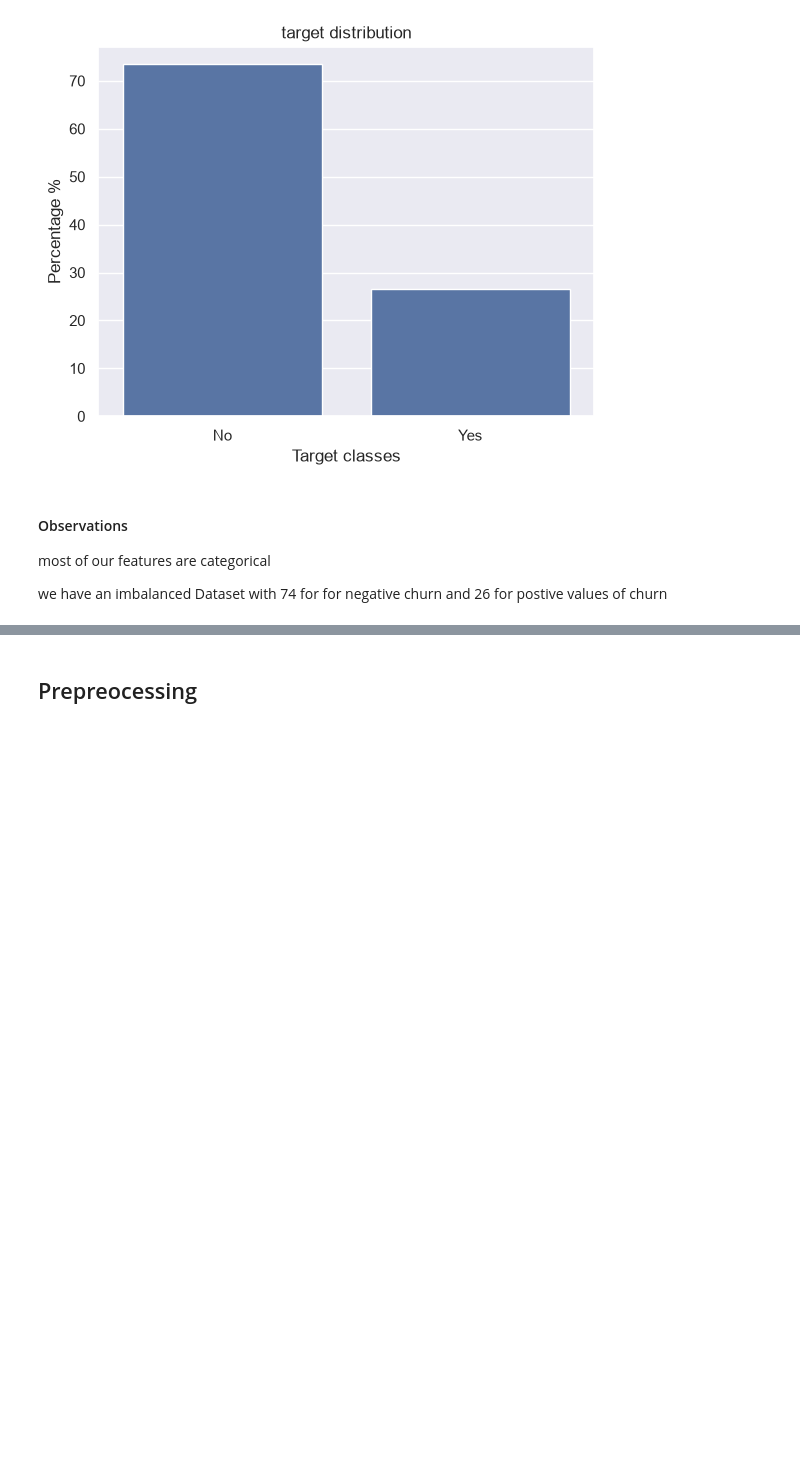
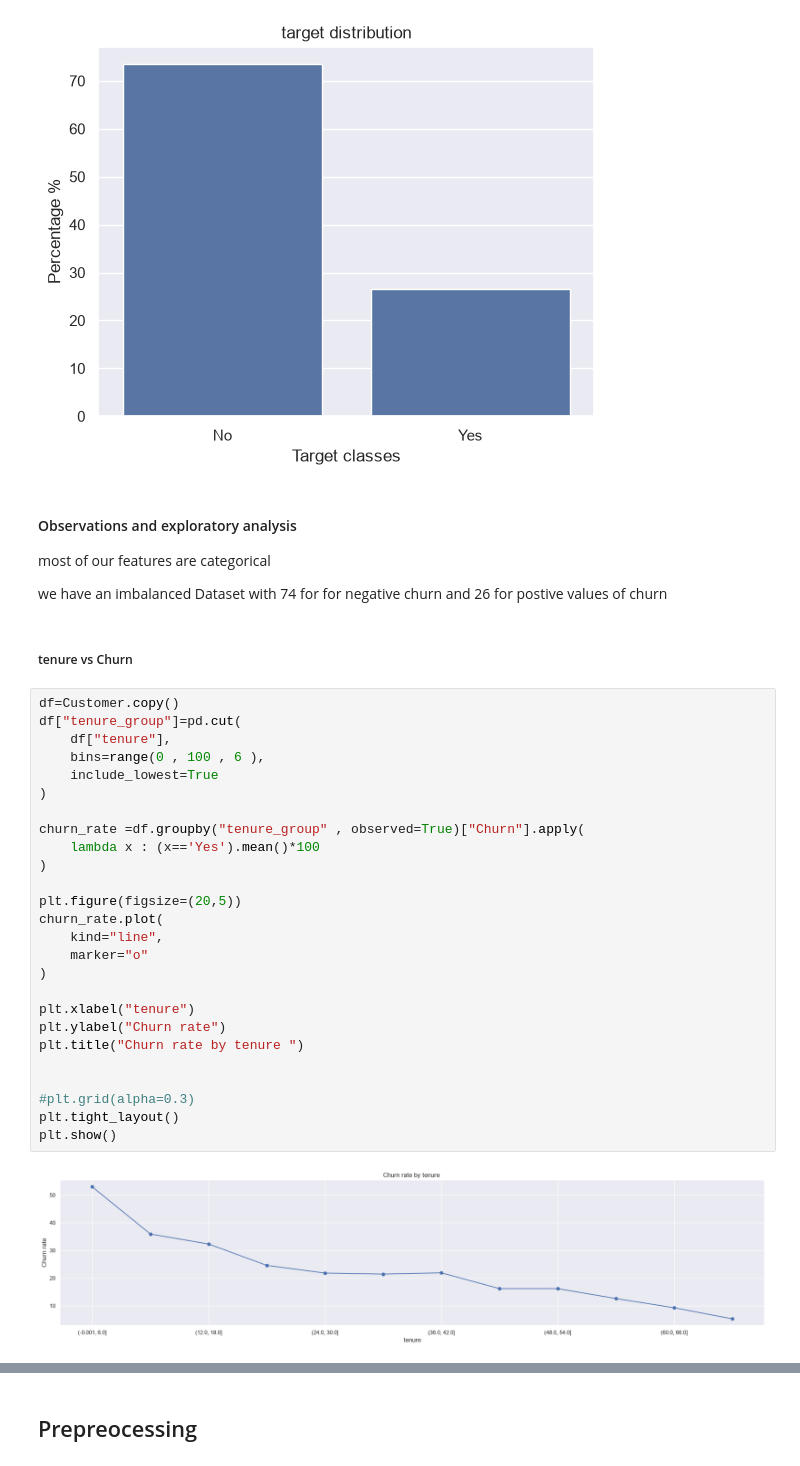
Before and after one commit to rabe156/Telco-Customer-Churn-Prediction, a Jupyter notebook: notebooks/customer_churn_analysis.ipynb, the cells around one changed output, grey strips where cells are left out. Saved outputs shown, nothing was run; the diff lists cells and outputs as text; blank space fills up the shorter version.

```diff
--- a/notebooks/customer_churn_analysis.ipynb
+++ b/notebooks/customer_churn_analysis.ipynb
@@ -193,7 +216,37 @@ Yes    26.536987
 Name: proportion, dtype: float64
 [figure]
 # %% [markdown]
-#### Observations
+#### Observations and exploratory analysis
 most  of our features are categorical
 
 we have an imbalanced Dataset with  74 for for negative churn and 26 for postive values of churn
+# %% [markdown]
+##### tenure vs Churn
+# %%
+df=Customer.copy()
+df["tenure_group"]=pd.cut(
+    df["tenure"],
+    bins=range(0 , 100 , 6 ),
+    include_lowest=True
+)
+
+churn_rate =df.groupby("tenure_group" , observed=True)["Churn"].apply(
+    lambda x : (x=='Yes').mean()*100
+)
+
+plt.figure(figsize=(20,5))
+churn_rate.plot(
+    kind="line",
+    marker="o"
+)
+
+plt.xlabel("tenure")
+plt.ylabel("Churn rate")
+plt.title("Churn rate by tenure ")
+
+
+#plt.grid(alpha=0.3)
+plt.tight_layout()
+plt.show()
+# %% [output]
+[figure, added]
```
Also changed, not shown: parts of 23 cells of this notebook.
